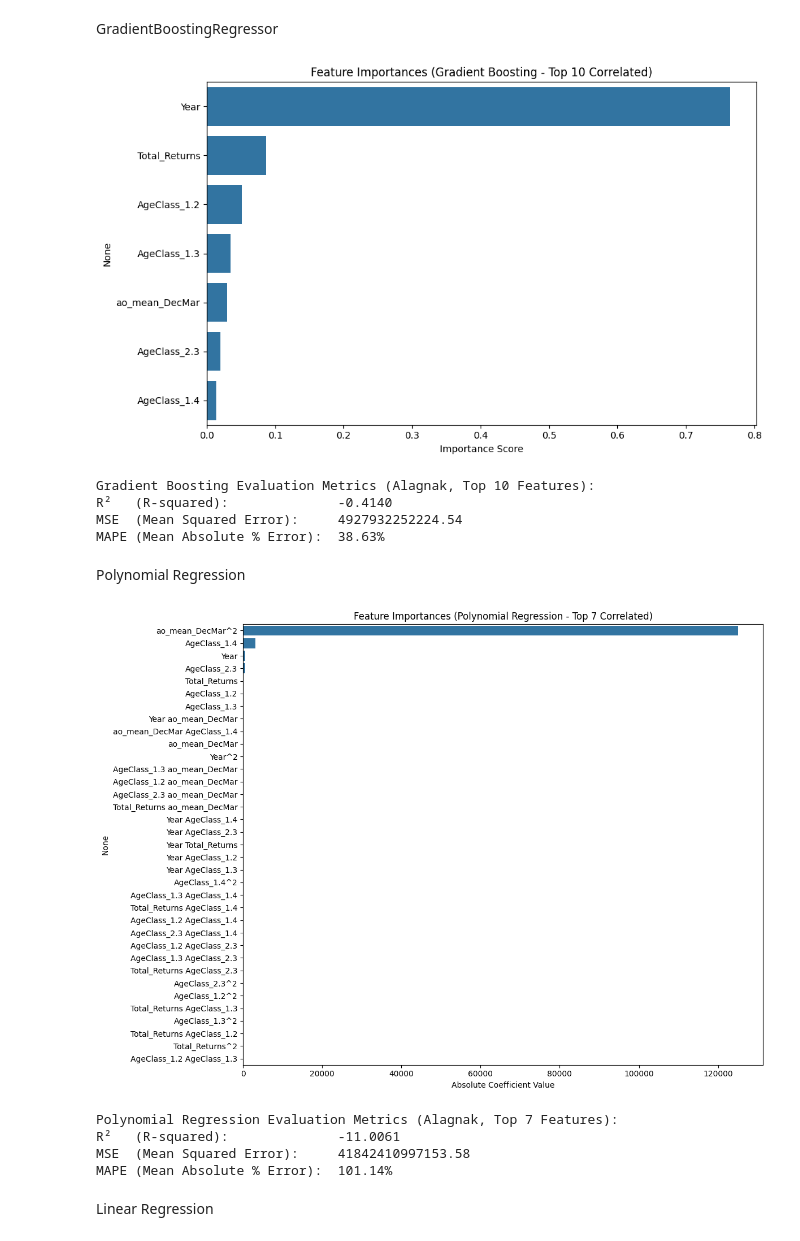
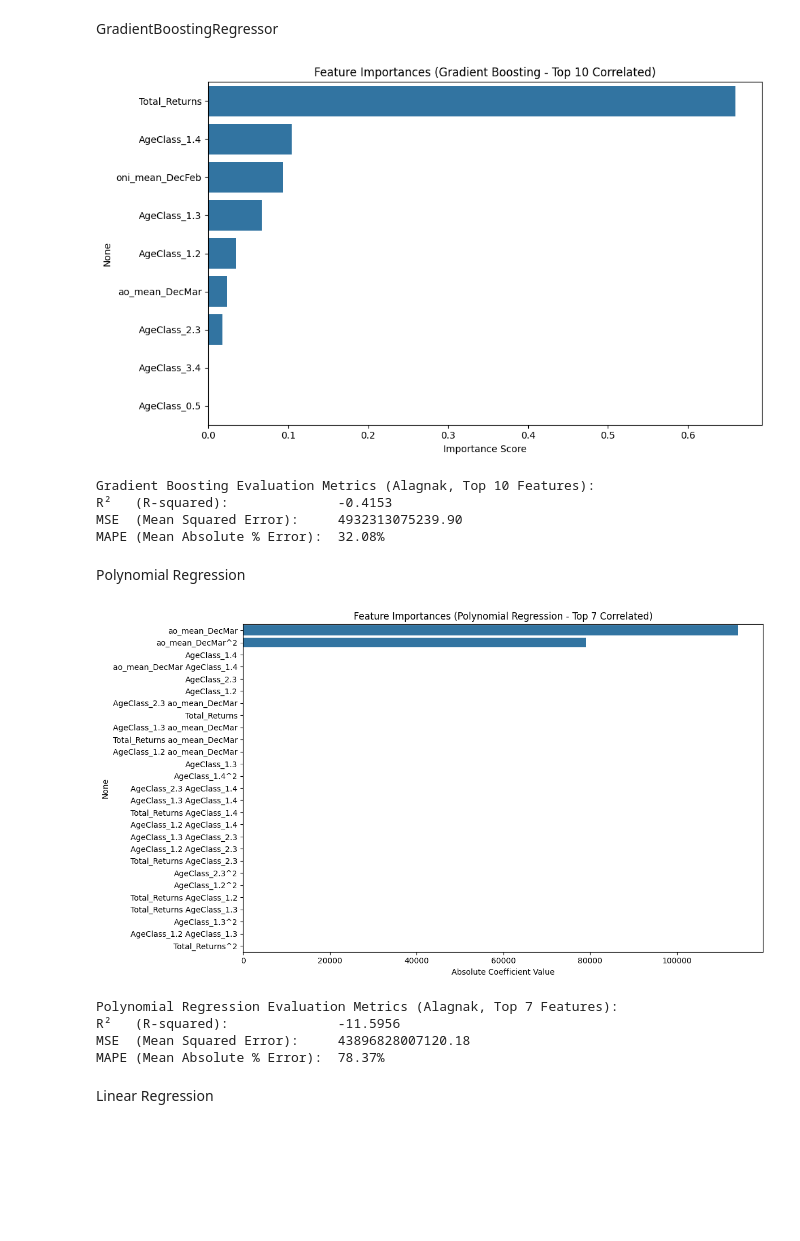
Before and after one commit to schmidj/PredictSalmonRuns, a Jupyter notebook: murilo_salmon/BristolBay/THIRD_APPROACH/Alagnak/TOP_10.ipynb, the cells around one changed output. Cells and saved outputs as stored; diff of their text form; code cells hidden in the pictures; blank space fills up the shorter version.

```diff
--- a/murilo_salmon/BristolBay/THIRD_APPROACH/Alagnak/TOP_10.ipynb
+++ b/murilo_salmon/BristolBay/THIRD_APPROACH/Alagnak/TOP_10.ipynb
@@ -58,14 +58,11 @@ df_alagnak = data_set_bristol[data_set_bristol['River'] == 'Alagnak'].copy()
 # === Step 2: Select top 10 features most correlated with the target ===
 correlation = df_alagnak.corr(numeric_only=True)
 target_corr = correlation['Total_Returns_NextYear'].drop('Total_Returns_NextYear')
-top10_features = target_corr.abs().sort_values(ascending=False).head(7).index.tolist()
+top10_features = target_corr.abs().sort_values(ascending=False).head(10).index.tolist()
 
-# Ensure no duplicate columns and keep what's needed
-columns_to_keep = top10_features + ['Total_Returns_NextYear', 'River']
-if 'Year' not in top10_features:
-    columns_to_keep.append('Year')
-
-df_alagnak = df_alagnak[columns_to_keep]
+# Ensure column order and include Year, River, Target
+columns_to_keep = top10_features + [col for col in ['Total_Returns_NextYear', 'Year', 'River'] if col not in top10_features]
+df_alagnak = df_alagnak[columns_to_keep].sort_values(by='Year').reset_index(drop=True)
 
 # === Step 3: Define and apply time-based split ===
 def split_time_series_by_river(df, time_column, group_columns, test_fraction=0.2, gap_years=0):
@@ -91,15 +88,11 @@ data_train, data_test = split_time_series_by_river(
 )
 
 # === Step 4: Prepare features and target ===
-drop_columns = ['Total_Returns_NextYear', 'River']
-if 'Year' not in top10_features:
-    drop_columns.append('Year')
-
-X_train = data_train.drop(drop_columns, axis=1)
-y_train = data_train['Total_Returns_NextYear']
-
-X_test = data_test.drop(drop_columns, axis=1)
-y_test = data_test['Total_Returns_NextYear']
+drop_columns = ['Total_Returns_NextYear', 'River', 'Year']
+X_train = data_train.drop(columns=drop_columns).reset_index(drop=True)
+y_train = data_train['Total_Returns_NextYear'].reset_index(drop=True)
+X_test = data_test.drop(columns=drop_columns).reset_index(drop=True)
+y_test = data_test['Total_Returns_NextYear'].reset_index(drop=True)
 
 # === Step 5: Train Gradient Boosting Regressor ===
 gbr = GradientBoostingRegressor(
@@ -132,11 +125,11 @@ print(f"R²   (R-squared):              {r2:.4f}")
 print(f"MSE  (Mean Squared Error):     {mse:.2f}")
 print(f"MAPE (Mean Absolute % Error):  {mape:.2f}%")
 # %% [output]
-[figure, old version]
+[figure, new version]
 Gradient Boosting Evaluation Metrics (Alagnak, Top 10 Features):
-R²   (R-squared):              -0.4140
-MSE  (Mean Squared Error):     4927932252224.54
-MAPE (Mean Absolute % Error):  38.63%
+R²   (R-squared):              -0.4153
+MSE  (Mean Squared Error):     4932313075239.90
+MAPE (Mean Absolute % Error):  32.08%
 # %% [markdown]
 Polynomial Regression
 # %%
@@ -153,22 +146,19 @@ data_set_bristol = pd.read_csv(
     r'C:\Users\MuriloFarias\Desktop\NNS-JULIA\PredictSalmonRuns\murilo_salmon\BristolBay\THIRD_APPROACH\data_set_bristol_encoded.csv'
 )
 
-# Keep only rows where River is 'Alagnak'
+# Filter only 'Alagnak' river
 df_alagnak = data_set_bristol[data_set_bristol['River'] == 'Alagnak'].copy()
 
 # === Step 2: Select top 7 features most correlated with the target ===
 correlation = df_alagnak.corr(numeric_only=True)
 target_corr = correlation['Total_Returns_NextYear'].drop('Total_Returns_NextYear')
-top10_features = target_corr.abs().sort_values(ascending=False).head(7).index.tolist()
+top7_features = target_corr.abs().sort_values(ascending=False).head(7).index.tolist()
 
-# Ensure no duplicate 'Year' column
-columns_to_keep = top10_features + ['Total_Returns_NextYear', 'River']
-if 'Year' not in top10_features:
-    columns_to_keep.append('Year')
+# Keep only top 7 + Year, River, and Target
+columns_to_keep = top7_features + [col for col in ['Total_Returns_NextYear', 'Year', 'River'] if col not in top7_features]
+df_alagnak = df_alagnak[columns_to_keep].sort_values(by='Year').reset_index(drop=True)
 
-df_alagnak = df_alagnak[columns_to_keep]
-
-# === Step 3: Define and apply time-series split ===
+# === Step 3: Time-based train/test split ===
 def split_time_series_by_river(df, time_column, group_columns, test_fraction=0.2, gap_years=0):
     data_train = pd.DataFrame()
     data_test = pd.DataFrame()
@@ -191,54 +181,50 @@ data_train, data_test = split_time_series_by_river(
     gap_years=0
 )
 
-# === Step 4: Prepare features and target ===
-drop_columns = ['Total_Returns_NextYear', 'River']
-if 'Year' not in top10_features:
-    drop_columns.append('Year')
-
-X_train = data_train.drop(drop_columns, axis=1)
-y_train = data_train['Total_Returns_NextYear']
-
-X_test = data_test.drop(drop_columns, axis=1)
-y_test = data_test['Total_Returns_NextYear']
+# === Step 4: Prepare features and targets ===
+drop_columns = ['Total_Returns_NextYear', 'River', 'Year']
+X_train = data_train.drop(columns=drop_columns).reset_index(drop=True)
+y_train = data_train['Total_Returns_NextYear'].reset_index(drop=True)
+X_test = data_test.drop(columns=drop_columns).reset_index(drop=True)
+y_test = data_test['Total_Returns_NextYear'].reset_index(drop=True)
 
 # === Step 5: Polynomial Features + Linear Regression ===
 poly = PolynomialFeatures(degree=2, include_bias=False)
 X_train_poly = poly.fit_transform(X_train)
 X_test_poly = poly.transform(X_test)
 
 feature_names = poly.get_feature_names_out(X_train.columns)
 
 model = LinearRegression()
 model.fit(X_train_poly, y_train)
 
-# === Step 6: Plot Coefficients (All Features) ===
+# === Step 6: Plot Coefficients ===
 coefficients = pd.Series(model.coef_, index=feature_names)
 top_features = coefficients.abs().sort_values(ascending=False)
 
 plt.figure(figsize=(12, max(6, len(top_features) * 0.25)))
 sns.barplot(x=top_features.values, y=top_features.index)
 plt.title("Feature Importances (Polynomial Regression - Top 7 Correlated)")
 plt.xlabel("Absolute Coefficient Value")
 plt.tight_layout()
 plt.show()
 
 # === Step 7: Predict & Evaluate ===
 y_pred = model.predict(X_test_poly)
 r2 = r2_score(y_test, y_pred)
 mse = mean_squared_error(y_test, y_pred)
 mape = np.mean(np.abs((y_test - y_pred) / y_test)) * 100
 
 print("Polynomial Regression Evaluation Metrics (Alagnak, Top 7 Features):")
 print(f"R²   (R-squared):              {r2:.4f}")
 print(f"MSE  (Mean Squared Error):     {mse:.2f}")
 print(f"MAPE (Mean Absolute % Error):  {mape:.2f}%")
 # %% [output]
-[figure, old version]
+[figure, new version]
 Polynomial Regression Evaluation Metrics (Alagnak, Top 7 Features):
-R²   (R-squared):              -11.0061
-MSE  (Mean Squared Error):     41842410997153.58
-MAPE (Mean Absolute % Error):  101.14%
+R²   (R-squared):              -11.5956
+MSE  (Mean Squared Error):     43896828007120.18
+MAPE (Mean Absolute % Error):  78.37%
 # %% [markdown]
 Linear Regression
 # %%
```
Also changed, not shown: parts of 8 cells of this notebook, 3 other files.
